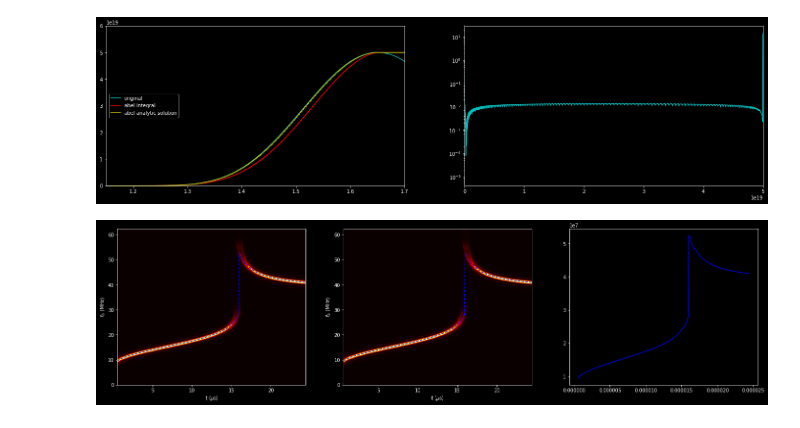
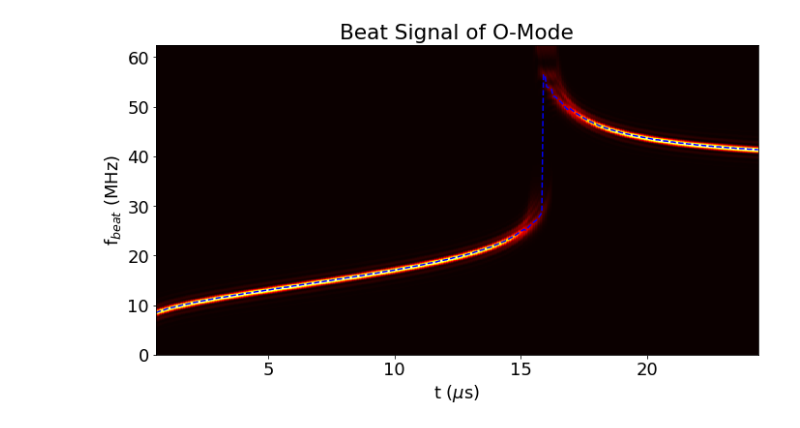
Before and after one commit to OpenReflectometry/scikit-reflectometry, a Jupyter notebook: notebooks/algorithm_step_by_step.ipynb, the cells around one changed output. Cells and saved outputs as stored; diff of their text form; code cells hidden in the pictures.

```diff
--- a/notebooks/algorithm_step_by_step.ipynb
+++ b/notebooks/algorithm_step_by_step.ipynb
@@ -7,8 +11,11 @@ sys.path.append('..')
 # %%
 import numpy as np
 import matplotlib.pyplot as plt
-plt.style.use('dark_background')
 import matplotlib.colors as colors
+from matplotlib import rc
+
+#plt.style.use('dark_background')
+rc('font', size=18)
 # %%
 from skreflectometry.mode_O import refraction_index_O, refractive_matrix_O, cutoff_freq_O, abel_inversion, CalcInvPerfO
 from skreflectometry.mode_X import refraction_index_X, refractive_matrix_X, cutoff_freq_X
@@ -223,72 +171,42 @@ plt.show()
-# %%
-dens_arr_to_calc = plasma_density(fs_O)
-radius_calc, _ = abel_inversion(fs_O, delta_t_O, pos_antenna=radius_arr[0]+.03, other_method=False)
-radius_calc_other, _ = abel_inversion(fs_O, delta_t_O, pos_antenna=radius_arr[0], other_method=True)
-#a, b, c, d = CalcInvPerfO(fs_O, delta_t_O, vacd=.95, initpts=0)
-
-plt.figure(figsize=(24, 6))
-
-plt.subplot(1, 2, 1)
-
-plt.plot(radius_arr, dens_prof, 'c-', label='original')
-plt.plot(radius_calc, dens_arr_to_calc, 'r-', label='abel integral')
-plt.plot(radius_calc_other, dens_arr_to_calc, 'y-', label="abel analytic solution")
-#plt.plot(a + radius_arr[0], b, '-', color='orange', label="jorge's")
-
-plt.xlim(1.15, 1.7)
-plt.ylim(0, 6e19)
-
-plt.legend(loc='center left')
-
-plt.subplot(1, 2, 2)
-
-plt.semilogy(dens_arr_to_calc[1:], np.abs(radius_calc[1:] - radius_calc_other[1:]), 'c-',)
-
-plt.xlim(0, 5e19)
-
-plt.show()
-# %% [output]
-[figure, removed]
 # %%
 beat_sig = beat_signal(fs_O, delta_t_O)
-beat_sig1 = np.cos(phi_O)
+beat_sig_X = beat_signal(fs_X, delta_t_X)
 
 fs, ts, spectrum = spectrogram(beat_sig, fs=f_sampling, nperseg=136, nfft=2048, noverlap=128)
-fs1, ts1, spectrum1 = spectrogram(beat_sig1, fs=f_sampling, nperseg=136, nfft=2048, noverlap=128)
+beat_max = beat_maximums(fs, spectrum)
 
-beat_sig = beat_maximums(fs, spectrum)
-beat_sig1 = beat_maximums(fs1, spectrum1)
+fsamp_X, ts_X, spectrum_X = spectrogram(beat_sig_X, fs=f_sampling_X, nperseg=128+64, nfft=2048, noverlap=128)
+beat_max_X = beat_maximums(fsamp_X, spectrum_X)
 
-delta_t_noise = beat_sig / sweep_rate
+delta_t_noise = beat_max / sweep_rate
 fs_noise = ts * sweep_rate
 
-plt.figure(figsize=(24, 6))
+plt.figure(figsize=(10, 6))
 
-plt.subplot(1, 3, 1)
+# plt.subplot(1, 2, 1)
 
 plt.pcolormesh(ts*1e6, fs*1e-6, spectrum, cmap='hot')
-plt.plot(ts*1e6, beat_sig*1e-6, '--b')
+plt.plot(ts*1e6, beat_max*1e-6, '--', color=(0,0,1))
 
 plt.ylim(0, f_sampling/2e6)
 
 plt.xlabel('t ($\mu$s)')
-plt.ylabel('f$_b$ (MHz)')
+plt.ylabel('f$_{beat}$ (MHz)')
+plt.title('Beat Signal of O-Mode')
 
-plt.subplot(1, 3, 2)
+# plt.subplot(1, 2, 2)
 
-plt.pcolormesh(ts1*1e6, fs1*1e-6, spectrum1, cmap='hot')
-plt.plot(ts1*1e6, beat_sig1*1e-6, '--b')
+# plt.pcolormesh(ts_X*1e6, fsamp_X*1e-6, spectrum_X, cmap='hot')
+# plt.plot(ts_X*1e6, beat_max_X*1e-6, '--', color=(0,0,1))
 
-plt.ylim(0, f_sampling/2e6)
+#plt.ylim(0, 4)
 
-plt.xlabel('t ($\mu$s)')
-plt.ylabel('f$_b$ (MHz)')
+# plt.xlabel('t ($\mu$s)')
+# plt.ylabel('f$_{beat}$ (MHz)')
 
-plt.subplot(1, 3, 3)
-
-plt.plot(ts, beat_sig, 'b-')
-
+plt.tight_layout()
+plt.savefig('images/spectrogram.png', dpi=200)
 plt.show()
 # %% [output]
-[figure, old version]
+[figure, new version]
 # %%
```
Also changed, not shown: parts of 10 cells of this notebook, 7 other files.
